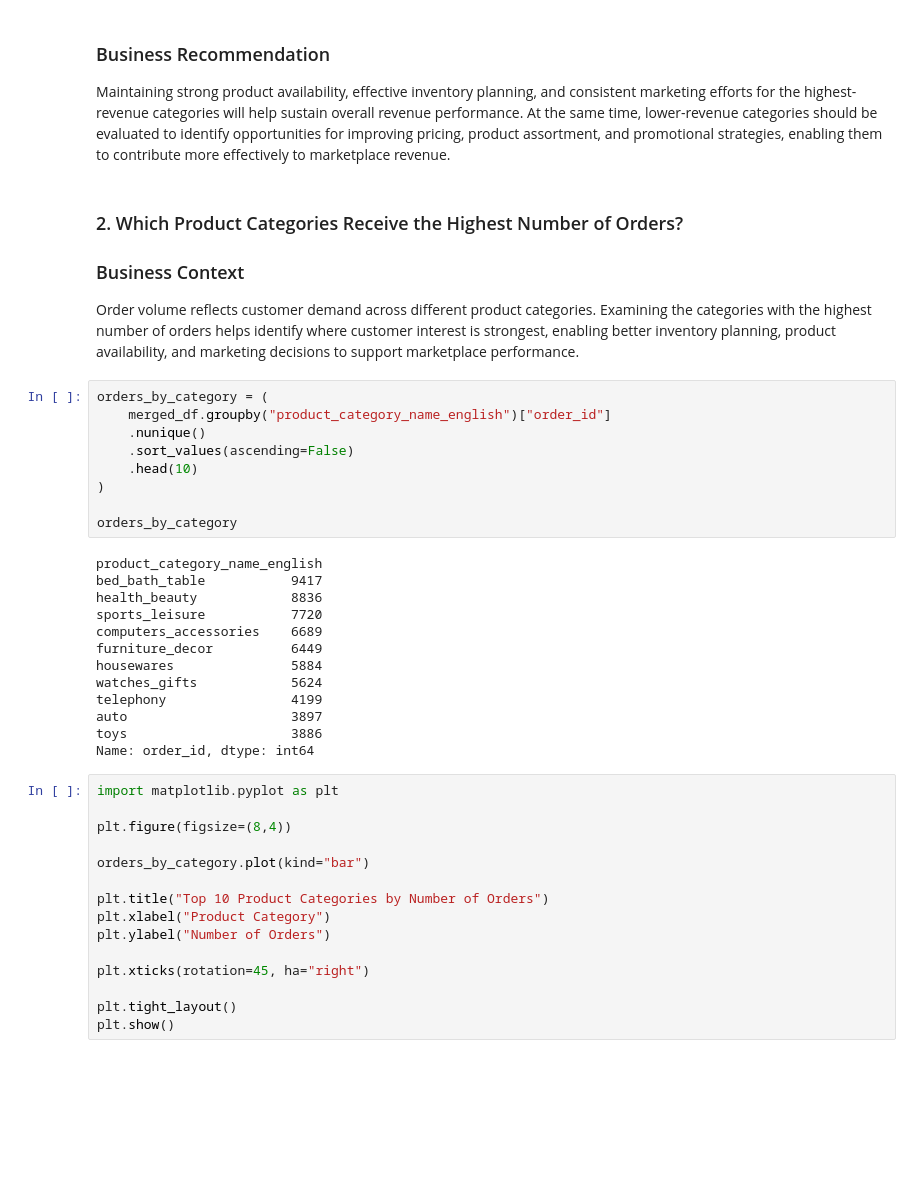
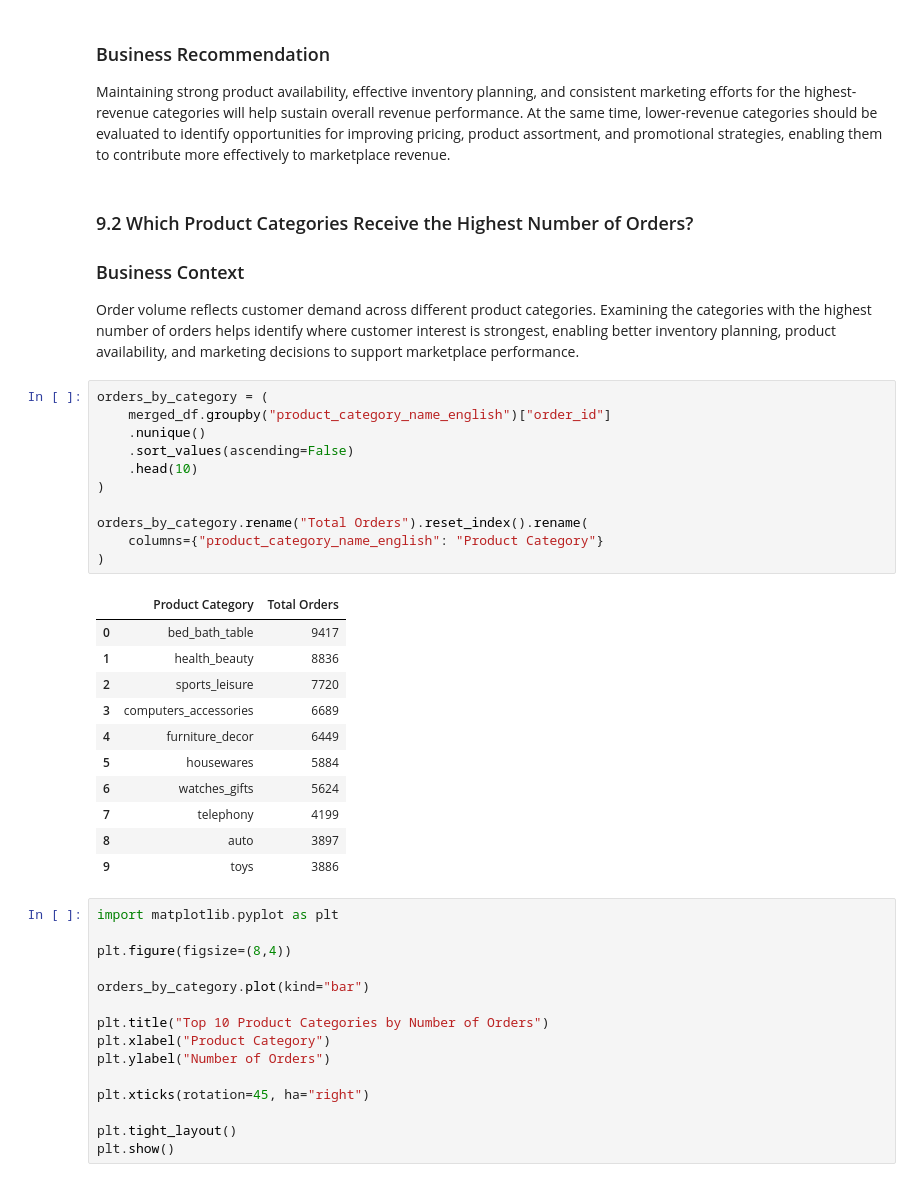
Before and after one commit to Saran-t00/Ecommerce-Investigative-Data-Analysis, a Jupyter notebook: 01_Business_Understanding.ipynb, the cells around one changed output. Saved outputs shown, nothing was run; the diff lists cells and outputs as text; blank space fills up the shorter version.

```diff
--- a/01_Business_Understanding.ipynb
+++ b/01_Business_Understanding.ipynb
@@ -457,7 +484,7 @@ Bed Bath Table emerged as the highest revenue-generating product category with a
 
 Maintaining strong product availability, effective inventory planning, and consistent marketing efforts for the highest-revenue categories will help sustain overall revenue performance. At the same time, lower-revenue categories should be evaluated to identify opportunities for improving pricing, product assortment, and promotional strategies, enabling them to contribute more effectively to marketplace revenue.
 # %% [markdown]
-### 2. Which Product Categories Receive the Highest Number of Orders?
+### 9.2 Which Product Categories Receive the Highest Number of Orders?
 
 ### Business Context
 
@@ -465,25 +492,26 @@ Order volume reflects customer demand across different product categories. Exami
 # %%
 orders_by_category = (
     merged_df.groupby("product_category_name_english")["order_id"]
     .nunique()
     .sort_values(ascending=False)
     .head(10)
 )
 
-orders_by_category
+orders_by_category.rename("Total Orders").reset_index().rename(
+    columns={"product_category_name_english": "Product Category"}
+)
 # %% [output]
-product_category_name_english
-bed_bath_table           9417
-health_beauty            8836
-sports_leisure           7720
-computers_accessories    6689
-furniture_decor          6449
-housewares               5884
-watches_gifts            5624
-telephony                4199
-auto                     3897
-toys                     3886
-Name: order_id, dtype: int64
+|  | Product Category | Total Orders |
+| 0 | bed_bath_table | 9417 |
+| 1 | health_beauty | 8836 |
+| 2 | sports_leisure | 7720 |
+| 3 | computers_accessories | 6689 |
+| 4 | furniture_decor | 6449 |
+| 5 | housewares | 5884 |
+| 6 | watches_gifts | 5624 |
+| 7 | telephony | 4199 |
+| 8 | auto | 3897 |
+| 9 | toys | 3886 |
 # %%
 import matplotlib.pyplot as plt
 
```
Also changed, not shown: parts of 40 cells of this notebook.
